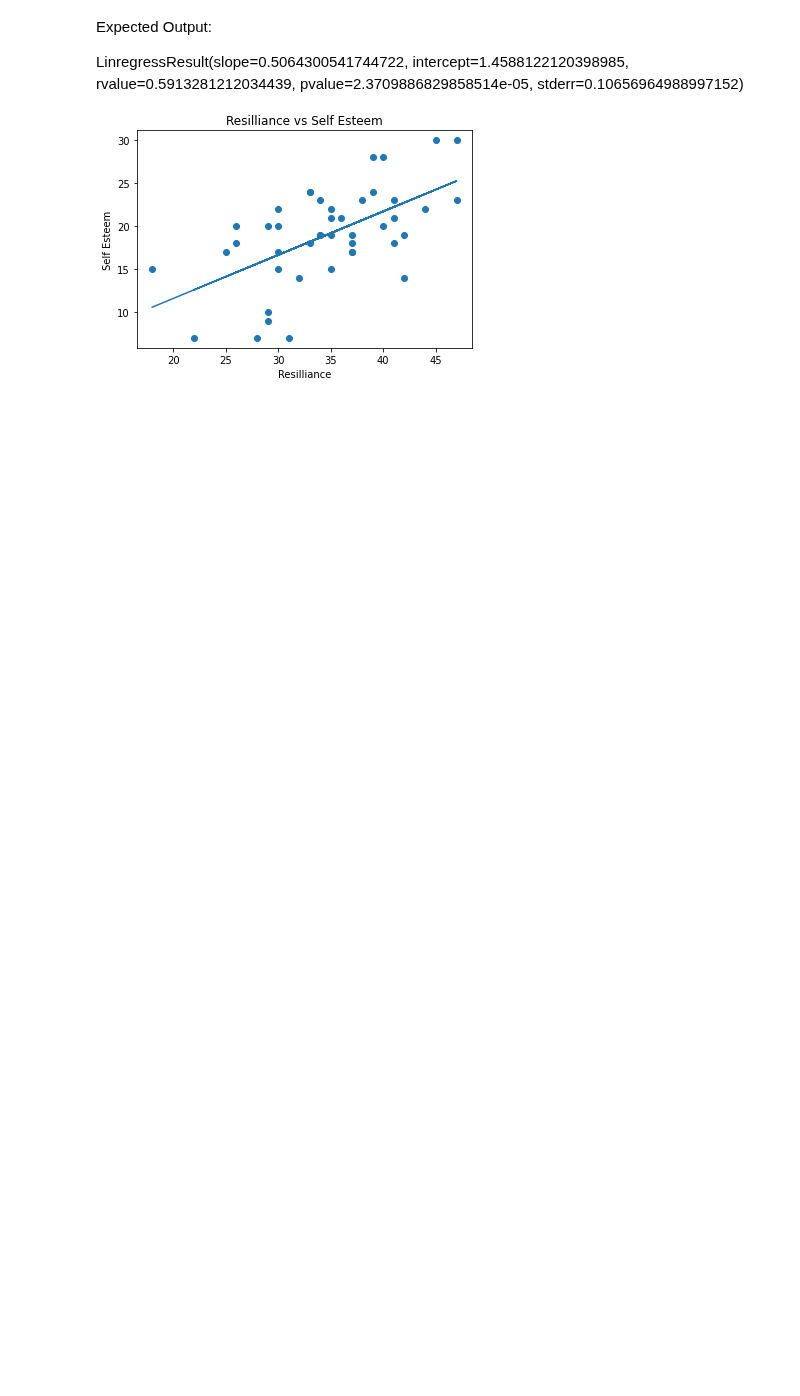
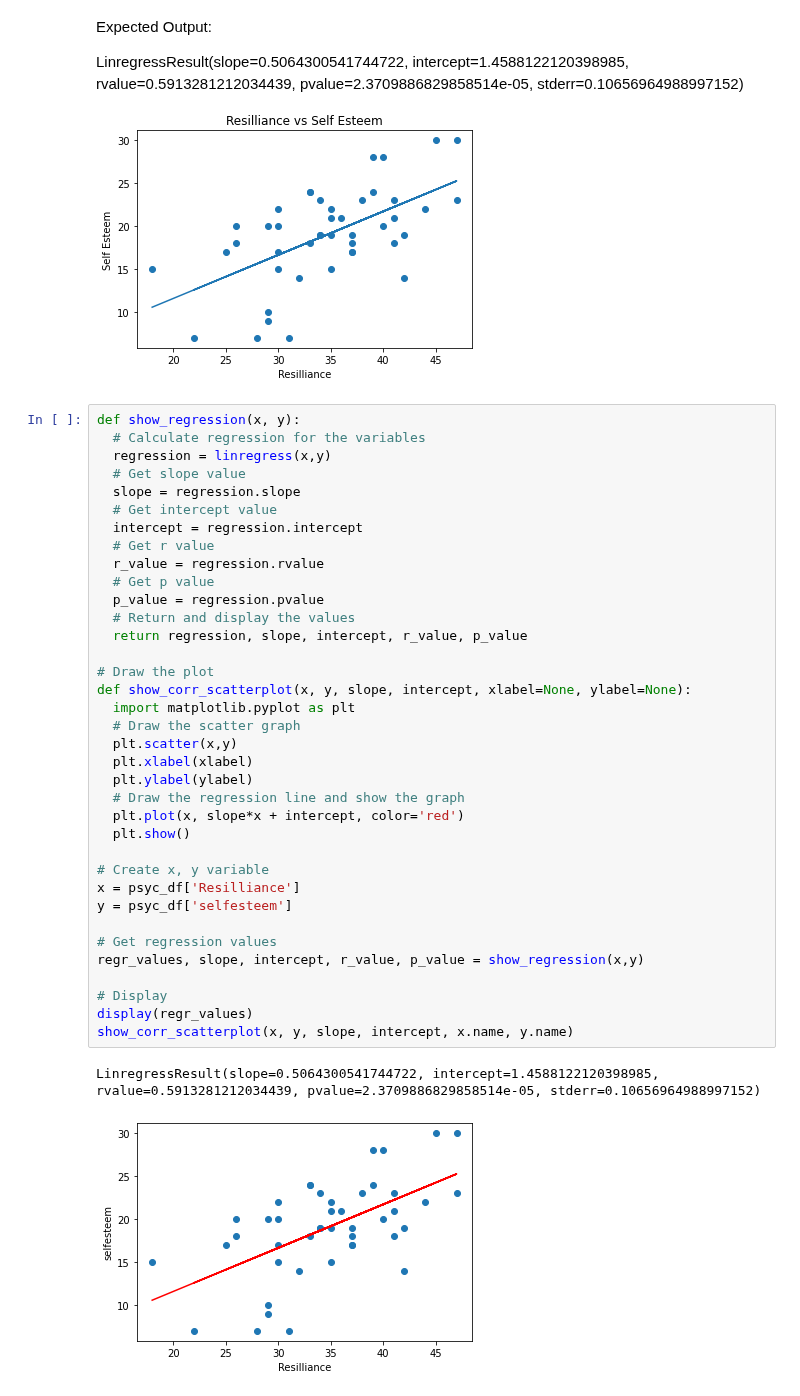
Before and after one commit to Imran-Github22/Imran-Farooqui, a Jupyter notebook: 8_3_Testing_for_normal_distributions.ipynb, the cells around one changed output. Drawn from its saved outputs; the diff is of its cells as text; blank space fills up the shorter version.

```diff
--- a/8_3_Testing_for_normal_distributions.ipynb
+++ b/8_3_Testing_for_normal_distributions.ipynb
@@ -312,3 +283,42 @@ Expected Output:
 LinregressResult(slope=0.5064300541744722, intercept=1.4588122120398985, rvalue=0.5913281212034439, pvalue=2.3709886829858514e-05, stderr=0.10656964988997152)
 
 ![image.png](embedded-picture-1)
+# %%
+def show_regression(x, y):
+  # Calculate regression for the variables
+  regression = linregress(x,y)
+  # Get slope value
+  slope = regression.slope
+  # Get intercept value
+  intercept = regression.intercept
+  # Get r value
+  r_value = regression.rvalue
+  # Get p value
+  p_value = regression.pvalue
+  # Return and display the values
+  return regression, slope, intercept, r_value, p_value
+
+# Draw the plot
+def show_corr_scatterplot(x, y, slope, intercept, xlabel=None, ylabel=None):
+  import matplotlib.pyplot as plt
+  # Draw the scatter graph
+  plt.scatter(x,y)
+  plt.xlabel(xlabel)
+  plt.ylabel(ylabel)
+  # Draw the regression line and show the graph
+  plt.plot(x, slope*x + intercept, color='red')
+  plt.show()
+
+# Create x, y variable
+x = psyc_df['Resilliance']
+y = psyc_df['selfesteem']
+
+# Get regression values
+regr_values, slope, intercept, r_value, p_value = show_regression(x,y)
+
+# Display
+display(regr_values)
+show_corr_scatterplot(x, y, slope, intercept, x.name, y.name)
+# %% [output]
+LinregressResult(slope=0.5064300541744722, intercept=1.4588122120398985, rvalue=0.5913281212034439, pvalue=2.3709886829858514e-05, stderr=0.10656964988997152)
+[figure, added]
```
Also changed, not shown: parts of 3 cells of this notebook.
